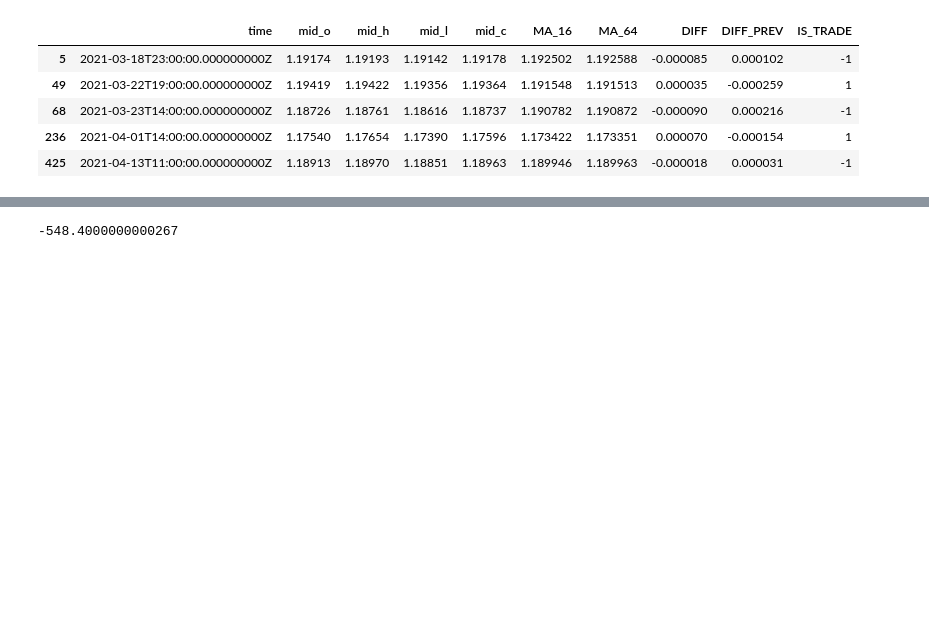
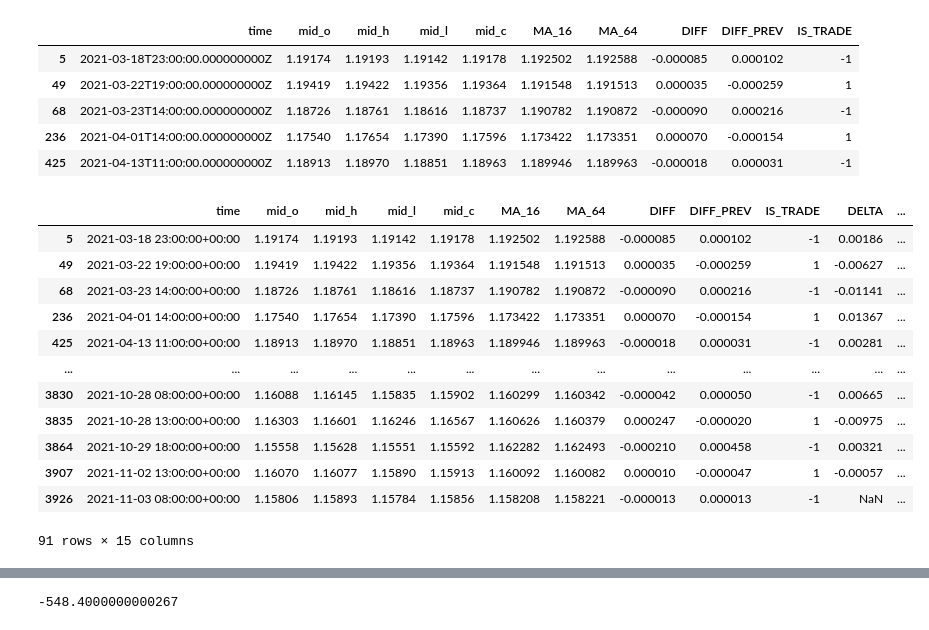
Before and after one commit to ananta-dev/Forex-Bot, a Jupyter notebook: candle_plot.ipynb, the cells around one changed output, grey strips where cells are left out. Cells and saved outputs as stored; diff of their text form; code cells hidden in the pictures; blank space fills up the shorter version.

```diff
--- a/candle_plot.ipynb
+++ b/candle_plot.ipynb
@@ -164,3 +164,25 @@ df_trades["DELTA"] = (df_trades.mid_c.diff()).shift(-1)
 df_trades["DELTA_PIPS"] = (df_trades.mid_c.diff() / inst_pair.pipLocation).shift(-1)
 df_trades["GAIN"] = df_trades["DELTA_PIPS"] * df_trades["IS_TRADE"]
 df_trades["PIP_LOC"] = inst_pair.pipLocation
+# %%
+from dateutil.parser import *
+df_trades["time"] = [parse(x) for x in df_trades.time]
+# %%
+df_trades["DURATION"] = df_trades.time.diff().shift(-1)
+df_trades["DURATION"] = [x.total_seconds() / 3600 for x in df_trades.DURATION]
+# %%
+df_trades
+# %% [output]
+|  | time | mid_o | mid_h | mid_l | mid_c | MA_16 | MA_64 | DIFF | DIFF_PREV | IS_TRADE | DELTA | ... |
+| 5 | 2021-03-18 23:00:00+00:00 | 1.19174 | 1.19193 | 1.19142 | 1.19178 | 1.192502 | 1.192588 | -0.000085 | 0.000102 | -1 | 0.00186 | ... |
+| 49 | 2021-03-22 19:00:00+00:00 | 1.19419 | 1.19422 | 1.19356 | 1.19364 | 1.191548 | 1.191513 | 0.000035 | -0.000259 | 1 | -0.00627 | ... |
+| 68 | 2021-03-23 14:00:00+00:00 | 1.18726 | 1.18761 | 1.18616 | 1.18737 | 1.190782 | 1.190872 | -0.000090 | 0.000216 | -1 | -0.01141 | ... |
+| 236 | 2021-04-01 14:00:00+00:00 | 1.17540 | 1.17654 | 1.17390 | 1.17596 | 1.173422 | 1.173351 | 0.000070 | -0.000154 | 1 | 0.01367 | ... |
+| 425 | 2021-04-13 11:00:00+00:00 | 1.18913 | 1.18970 | 1.18851 | 1.18963 | 1.189946 | 1.189963 | -0.000018 | 0.000031 | -1 | 0.00281 | ... |
+| ... | ... | ... | ... | ... | ... | ... | ... | ... | ... | ... | ... | ... |
+| 3830 | 2021-10-28 08:00:00+00:00 | 1.16088 | 1.16145 | 1.15835 | 1.15902 | 1.160299 | 1.160342 | -0.000042 | 0.000050 | -1 | 0.00665 | ... |
+| 3835 | 2021-10-28 13:00:00+00:00 | 1.16303 | 1.16601 | 1.16246 | 1.16567 | 1.160626 | 1.160379 | 0.000247 | -0.000020 | 1 | -0.00975 | ... |
+| 3864 | 2021-10-29 18:00:00+00:00 | 1.15558 | 1.15628 | 1.15551 | 1.15592 | 1.162282 | 1.162493 | -0.000210 | 0.000458 | -1 | 0.00321 | ... |
+| 3907 | 2021-11-02 13:00:00+00:00 | 1.16070 | 1.16077 | 1.15890 | 1.15913 | 1.160092 | 1.160082 | 0.000010 | -0.000047 | 1 | -0.00057 | ... |
+| 3926 | 2021-11-03 08:00:00+00:00 | 1.15806 | 1.15893 | 1.15784 | 1.15856 | 1.158208 | 1.158221 | -0.000013 | 0.000013 | -1 | NaN | ... |
+91 rows × 15 columns
```
Also changed, not shown: parts of 4 cells of this notebook, 4 other files.
